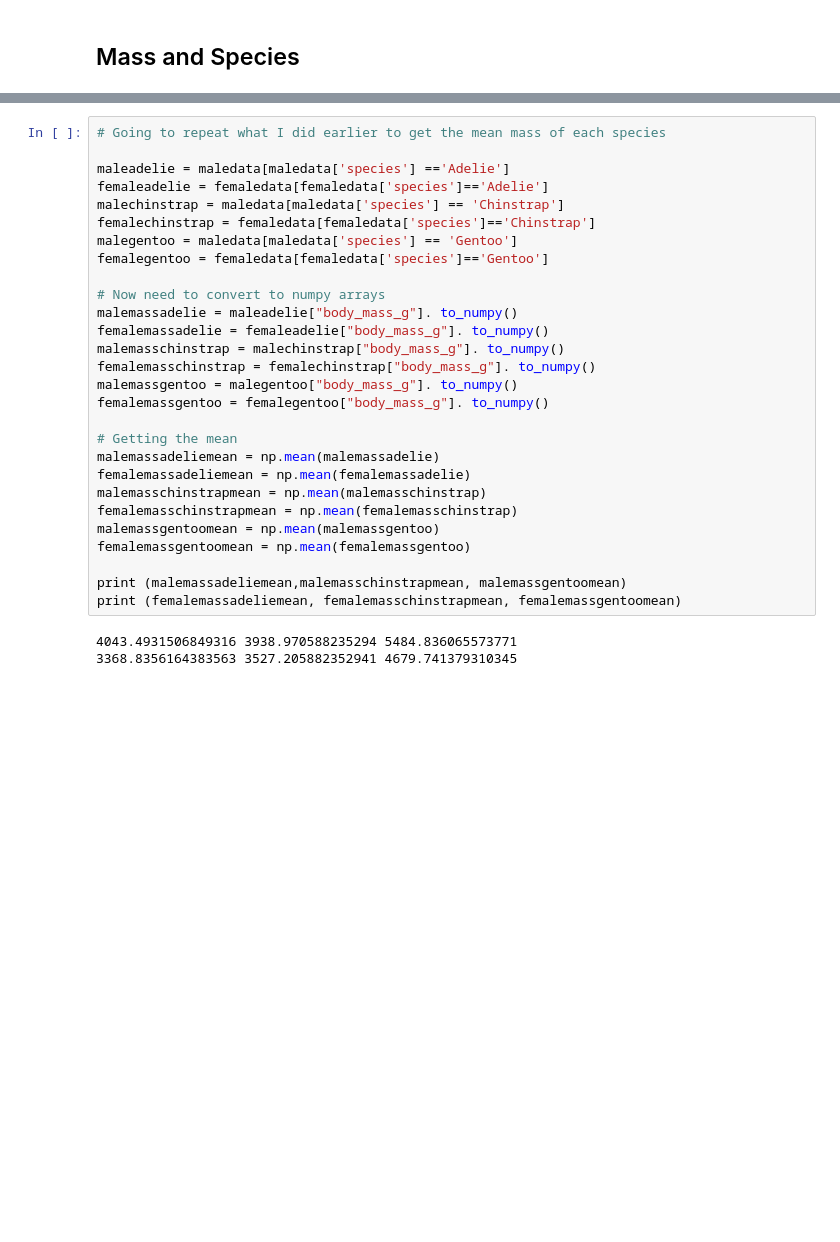
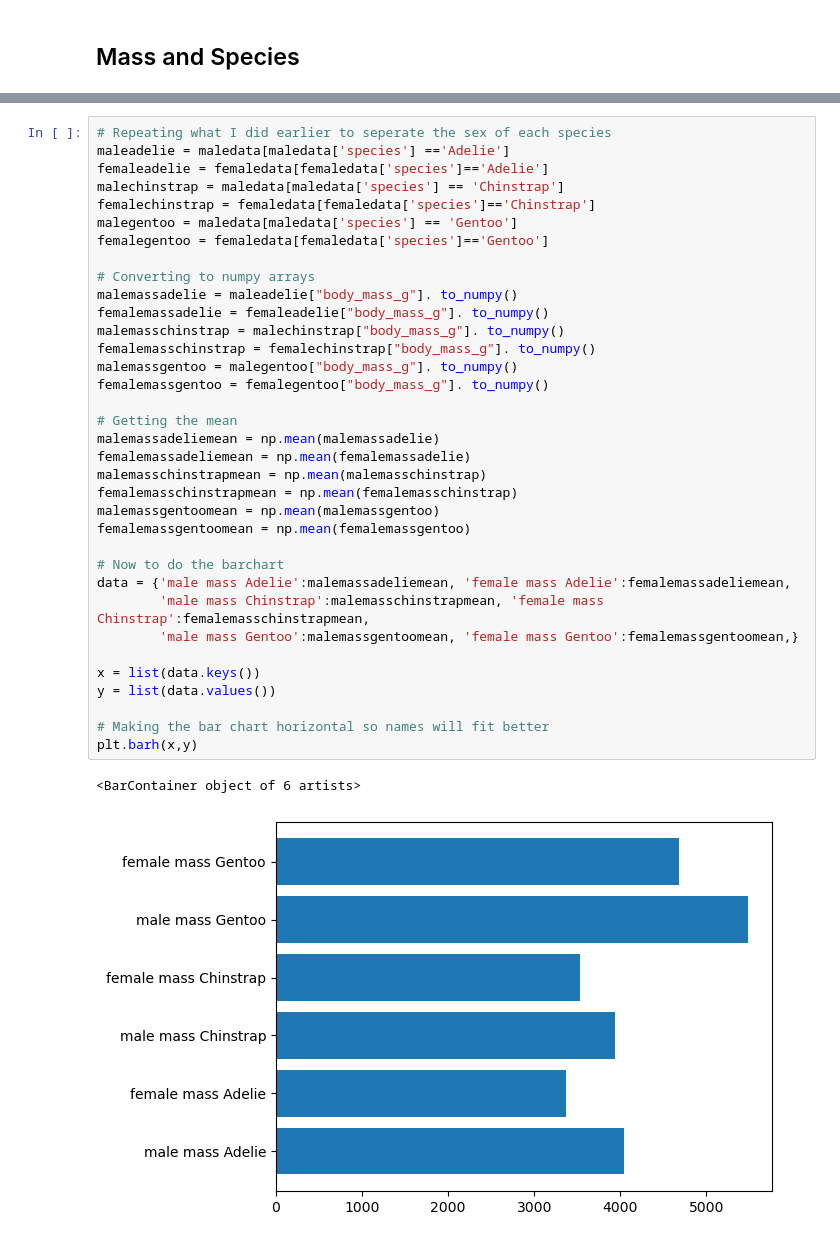
Before and after one commit to morgam7/poda-mywork, a Jupyter notebook: penguins.ipynb, the cells around one changed output, grey strips where cells are left out. Saved outputs shown, nothing was run; the diff lists cells and outputs as text; blank space fills up the shorter version.

```diff
--- a/penguins.ipynb
+++ b/penguins.ipynb
@@ -245,31 +176,38 @@ create those datasets first.
 # %%
-# Going to repeat what I did earlier to get the mean mass of each species
-
+# Repeating what I did earlier to seperate the sex of each species
 maleadelie = maledata[maledata['species'] =='Adelie']
 femaleadelie = femaledata[femaledata['species']=='Adelie']
 malechinstrap = maledata[maledata['species'] == 'Chinstrap']
 femalechinstrap = femaledata[femaledata['species']=='Chinstrap']
 malegentoo = maledata[maledata['species'] == 'Gentoo']
 femalegentoo = femaledata[femaledata['species']=='Gentoo']
 
-# Now need to convert to numpy arrays
+# Converting to numpy arrays
 malemassadelie = maleadelie["body_mass_g"]. to_numpy()
 femalemassadelie = femaleadelie["body_mass_g"]. to_numpy()
 malemasschinstrap = malechinstrap["body_mass_g"]. to_numpy()
 femalemasschinstrap = femalechinstrap["body_mass_g"]. to_numpy()
 malemassgentoo = malegentoo["body_mass_g"]. to_numpy()
 femalemassgentoo = femalegentoo["body_mass_g"]. to_numpy()
 
 # Getting the mean
 malemassadeliemean = np.mean(malemassadelie)
 femalemassadeliemean = np.mean(femalemassadelie)
 malemasschinstrapmean = np.mean(malemasschinstrap)
 femalemasschinstrapmean = np.mean(femalemasschinstrap)
 malemassgentoomean = np.mean(malemassgentoo)
 femalemassgentoomean = np.mean(femalemassgentoo)
 
-print (malemassadeliemean,malemasschinstrapmean, malemassgentoomean)
-print (femalemassadeliemean, femalemasschinstrapmean, femalemassgentoomean)
+# Now to do the barchart
+data = {'male mass Adelie':malemassadeliemean, 'female mass Adelie':femalemassadeliemean,
+        'male mass Chinstrap':malemasschinstrapmean, 'female mass Chinstrap':femalemasschinstrapmean,
+        'male mass Gentoo':malemassgentoomean, 'female mass Gentoo':femalemassgentoomean,}
+
+x = list(data.keys())
+y = list(data.values())
+
+# Making the bar chart horizontal so names will fit better
+plt.barh(x,y)
 # %% [output]
-4043.4931506849316 3938.970588235294 5484.836065573771
-3368.8356164383563 3527.205882352941 4679.741379310345
+<BarContainer object of 6 artists>
+[figure, added]
```
Also changed, not shown: parts of 52 cells of this notebook.
